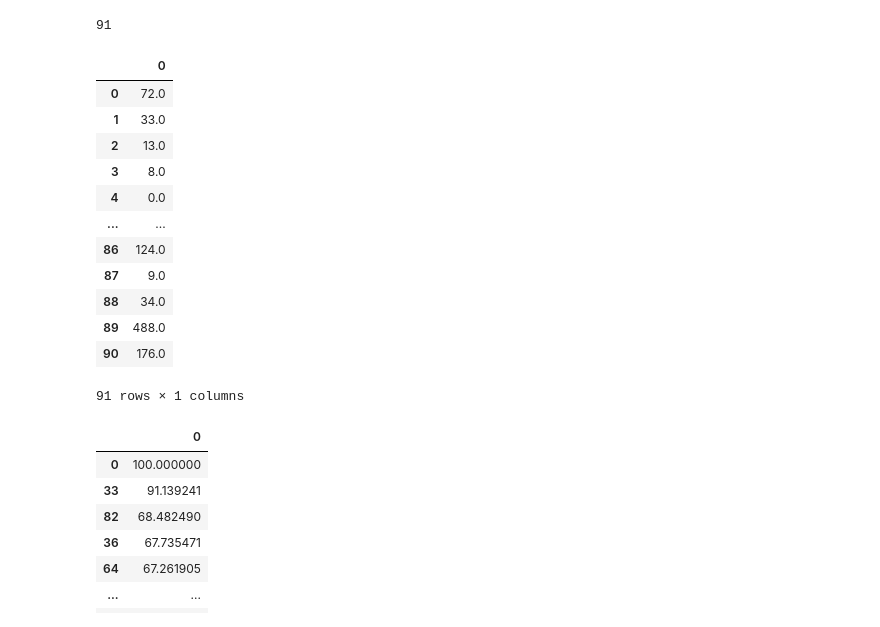
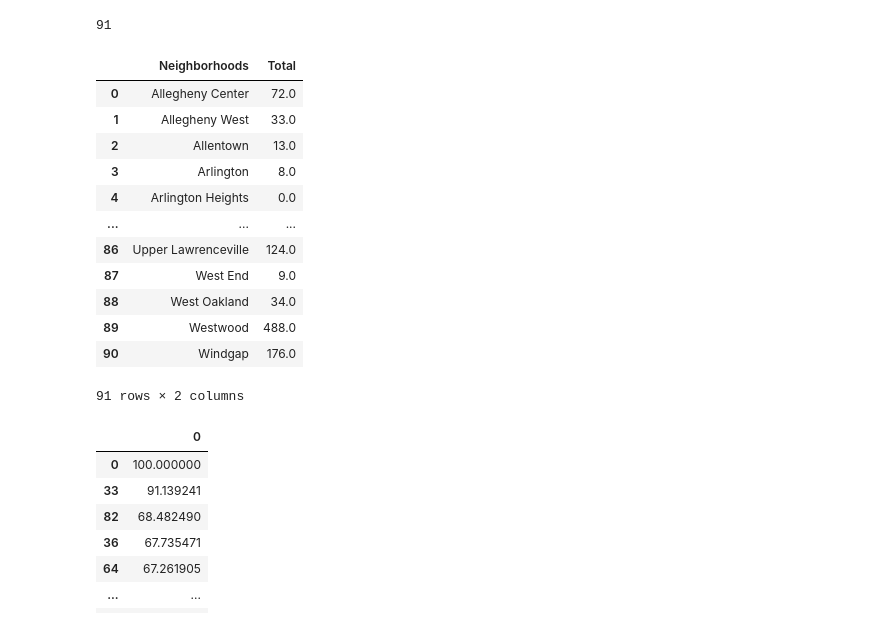
Before and after one commit to sim1029/data-pirates, a Jupyter notebook: HousingPrices.ipynb, the cells around one changed output. Drawn from its saved outputs; the diff is of its cells as text; code cells hidden in the pictures.

```diff
--- a/HousingPrices.ipynb
+++ b/HousingPrices.ipynb
@@ -27,33 +38,36 @@ len(data.index)
 91
 # %%
 total = []
+neighborhood = [] # added
 for y in range(0, len(data.index)):
     add = 0
     for x in data.iloc[y, [30,32,34,36,38,40]]:
         add = add + x
     total.append(add)
+    neighborhood.append(data.iloc[y, 0]) # add titles
 
-houses = pd.DataFrame(total)
+dict = {"Neighborhoods": neighborhood, "Total": total} # dictionary with titles
+houses = pd.DataFrame(dict) # pass in dict
 houses
 
-for x in range(0, len(total)):
-    houses.rename(index = {x: data.iloc[x, [0]]})
+# for x in range(0, len(total)):
+#     houses.rename(index = {x: data.iloc[x, [0]]})
 
 houses
 # %% [output]
-|  | 0 |
-| 0 | 72.0 |
-| 1 | 33.0 |
-| 2 | 13.0 |
-| 3 | 8.0 |
-| 4 | 0.0 |
-| ... | ... |
-| 86 | 124.0 |
-| 87 | 9.0 |
-| 88 | 34.0 |
-| 89 | 488.0 |
-| 90 | 176.0 |
+|  | Neighborhoods | Total |
+| 0 | Allegheny Center | 72.0 |
+| 1 | Allegheny West | 33.0 |
+| 2 | Allentown | 13.0 |
+| 3 | Arlington | 8.0 |
+| 4 | Arlington Heights | 0.0 |
+| ... | ... | ... |
+| 86 | Upper Lawrenceville | 124.0 |
+| 87 | West End | 9.0 |
+| 88 | West Oakland | 34.0 |
+| 89 | Westwood | 488.0 |
+| 90 | Windgap | 176.0 |
-91 rows × 1 columns
+91 rows × 2 columns
 # %%
 percentage = []
 for x in range(0, len(total)):
```
Also changed, not shown: parts of 2 cells of this notebook.
